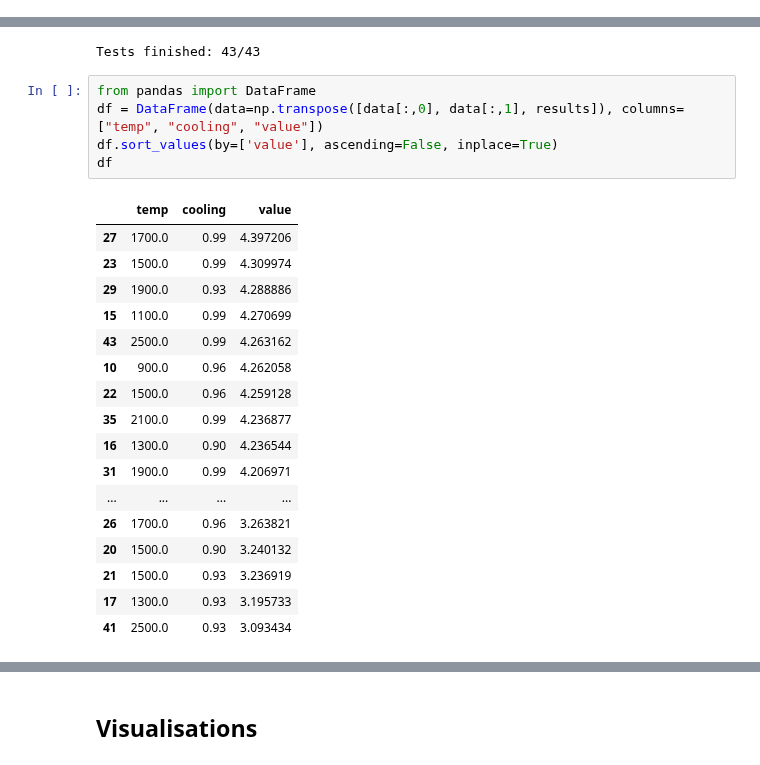
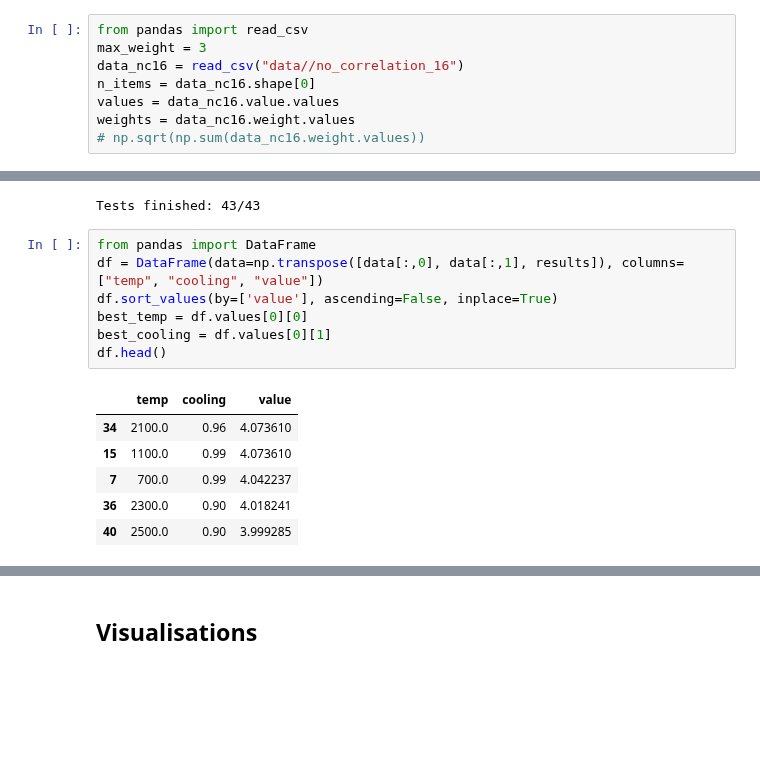
Before and after one commit to Vergenter/mswum, a Jupyter notebook: simulatedAnnealingImplementation.ipynb, the cells around one changed output, grey strips where cells are left out. Drawn from its saved outputs; the diff is of its cells as text; blank space fills up the shorter version.

```diff
--- a/simulatedAnnealingImplementation.ipynb
+++ b/simulatedAnnealingImplementation.ipynb
@@ -139,6 +125,14 @@ class SimulatedAnnealing:
         plt.ylabel('Value')
         plt.xlabel('Iteration')
         plt.show()
+# %%
+from pandas import read_csv
+max_weight = 3
+data_nc16 = read_csv("data//no_correlation_16")
+n_items = data_nc16.shape[0]
+values = data_nc16.value.values
+weights = data_nc16.weight.values
+# np.sqrt(np.sum(data_nc16.weight.values))
 # %%
 np.random.seed(seed=42)
 random.seed(a=42)
@@ -158,23 +152,14 @@ Tests finished: 43/43
 # %%
 from pandas import DataFrame
 df = DataFrame(data=np.transpose([data[:,0], data[:,1], results]), columns=["temp", "cooling", "value"])
 df.sort_values(by=['value'], ascending=False, inplace=True)
-df
+best_temp = df.values[0][0]
+best_cooling = df.values[0][1]
+df.head()
 # %% [output]
 |  | temp | cooling | value |
-| 27 | 1700.0 | 0.99 | 4.397206 |
-| 23 | 1500.0 | 0.99 | 4.309974 |
-| 29 | 1900.0 | 0.93 | 4.288886 |
-| 15 | 1100.0 | 0.99 | 4.270699 |
-| 43 | 2500.0 | 0.99 | 4.263162 |
-| 10 | 900.0 | 0.96 | 4.262058 |
-| 22 | 1500.0 | 0.96 | 4.259128 |
-| 35 | 2100.0 | 0.99 | 4.236877 |
-| 16 | 1300.0 | 0.90 | 4.236544 |
-| 31 | 1900.0 | 0.99 | 4.206971 |
-| ... | ... | ... | ... |
-| 26 | 1700.0 | 0.96 | 3.263821 |
-| 20 | 1500.0 | 0.90 | 3.240132 |
-| 21 | 1500.0 | 0.93 | 3.236919 |
-| 17 | 1300.0 | 0.93 | 3.195733 |
-| 41 | 2500.0 | 0.93 | 3.093434 |
+| 34 | 2100.0 | 0.96 | 4.073610 |
+| 15 | 1100.0 | 0.99 | 4.073610 |
+| 7 | 700.0 | 0.99 | 4.042237 |
+| 36 | 2300.0 | 0.90 | 4.018241 |
+| 40 | 2500.0 | 0.90 | 3.999285 |
```
Also changed, not shown: parts of 8 cells of this notebook.
